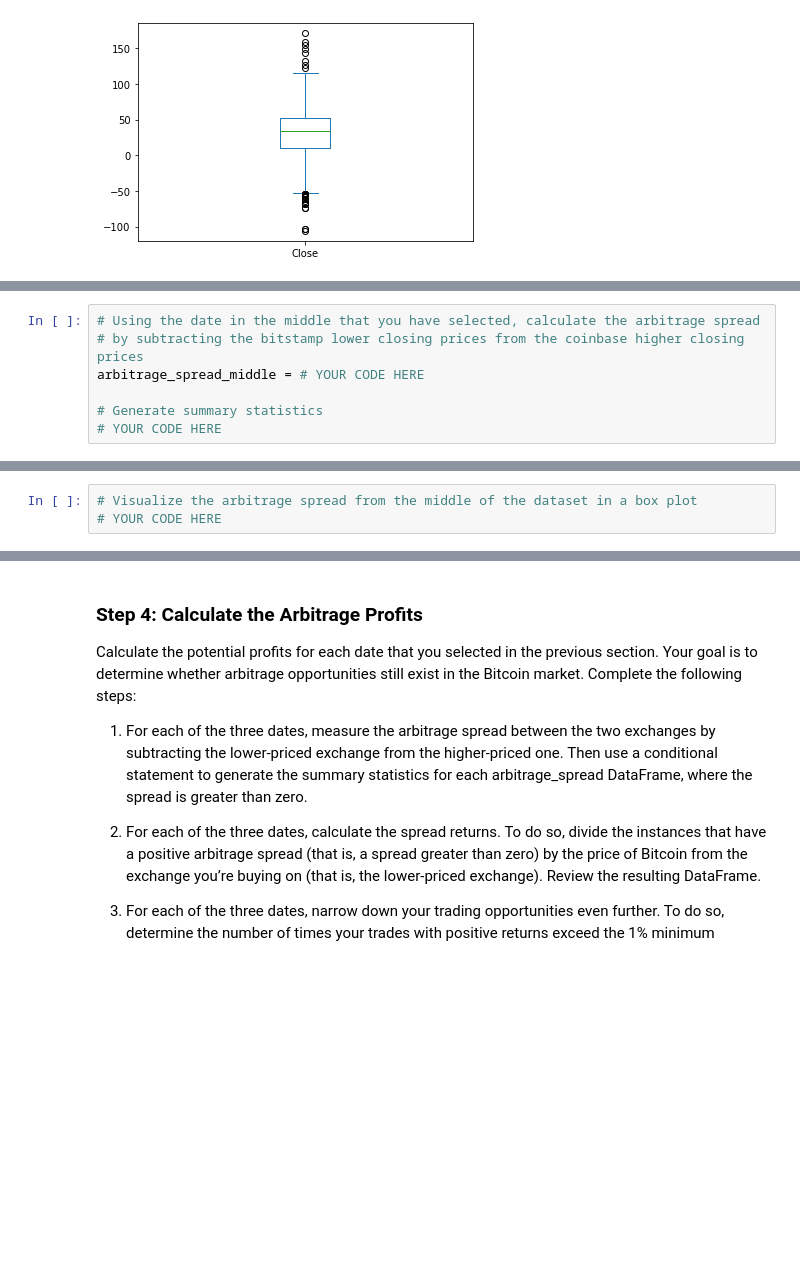
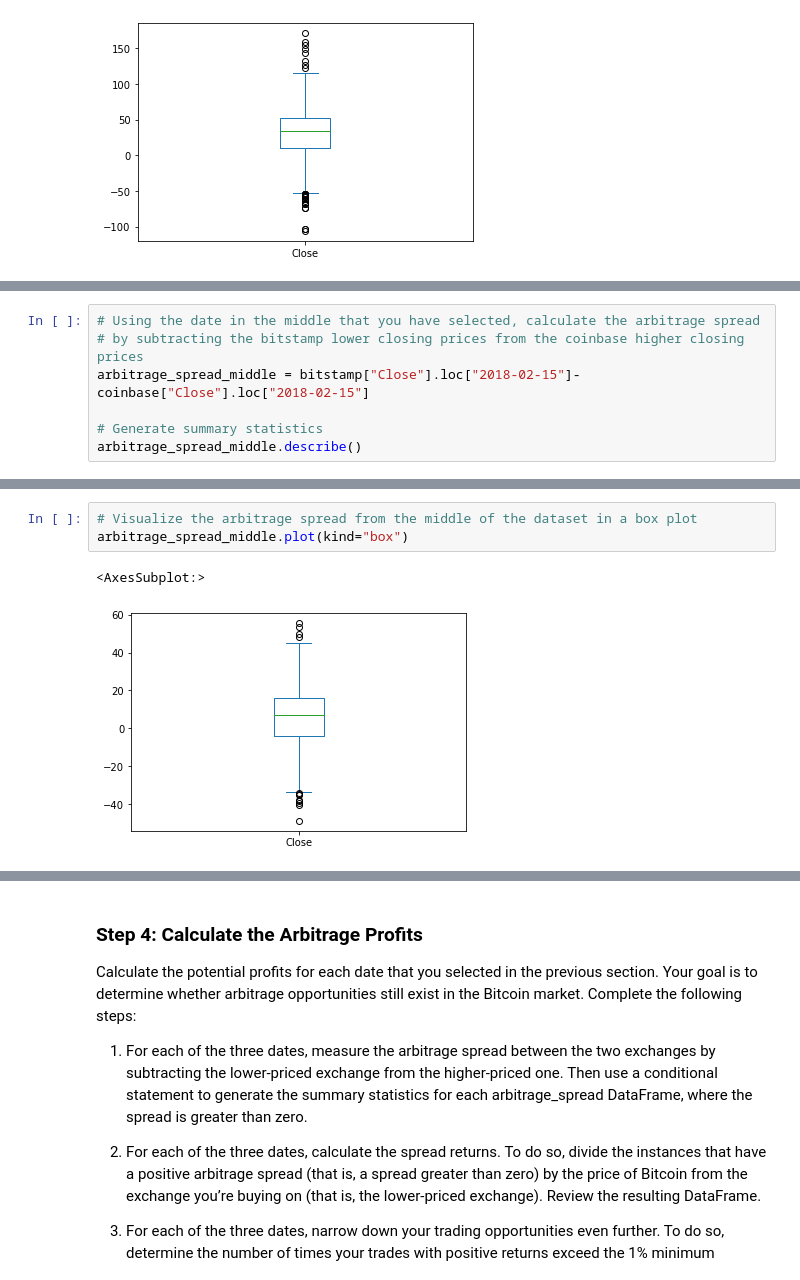
Before and after one commit to juliaelizabethharrison/Challenge-3-crypto, a Jupyter notebook: crypto_arbitrage.ipynb, the cells around one changed output, grey strips where cells are left out. Cells and saved outputs as stored; diff of their text form; blank space fills up the shorter version.

```diff
--- a/crypto_arbitrage.ipynb
+++ b/crypto_arbitrage.ipynb
@@ -289,7 +293,7 @@ arbitrage_spread_early.plot(kind="box")
 # %%
 # Using the date in the middle that you have selected, calculate the arbitrage spread
 # by subtracting the bitstamp lower closing prices from the coinbase higher closing prices
-arbitrage_spread_middle = # YOUR CODE HERE
+arbitrage_spread_middle = bitstamp["Close"].loc["2018-02-15"]-coinbase["Close"].loc["2018-02-15"]
 
 # Generate summary statistics
-# YOUR CODE HERE
+arbitrage_spread_middle.describe()
@@ -296,6 +310,9 @@ arbitrage_spread_middle = # YOUR CODE HERE
 # %%
 # Visualize the arbitrage spread from the middle of the dataset in a box plot
-# YOUR CODE HERE
+arbitrage_spread_middle.plot(kind="box")
+# %% [output]
+<AxesSubplot:>
+[figure, added]
 # %%
 # Create an overlay plot that visualizes the two dataframes over a period of one day from late in the dataset.
 # Be sure that the plots include the parameters `legend`, `figsize`, `title`, `color` and `label`
```
Also changed, not shown: parts of 9 cells of this notebook.
